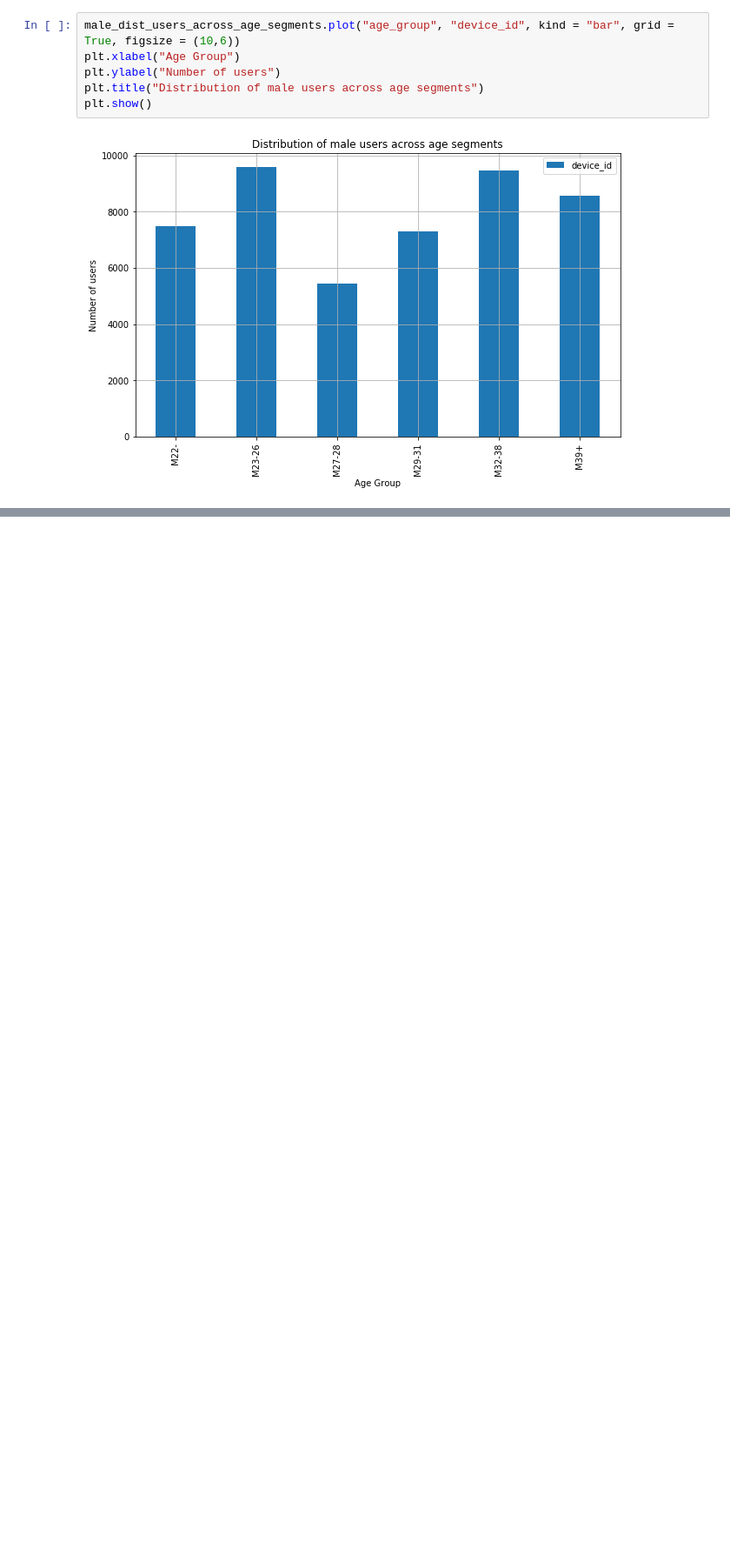
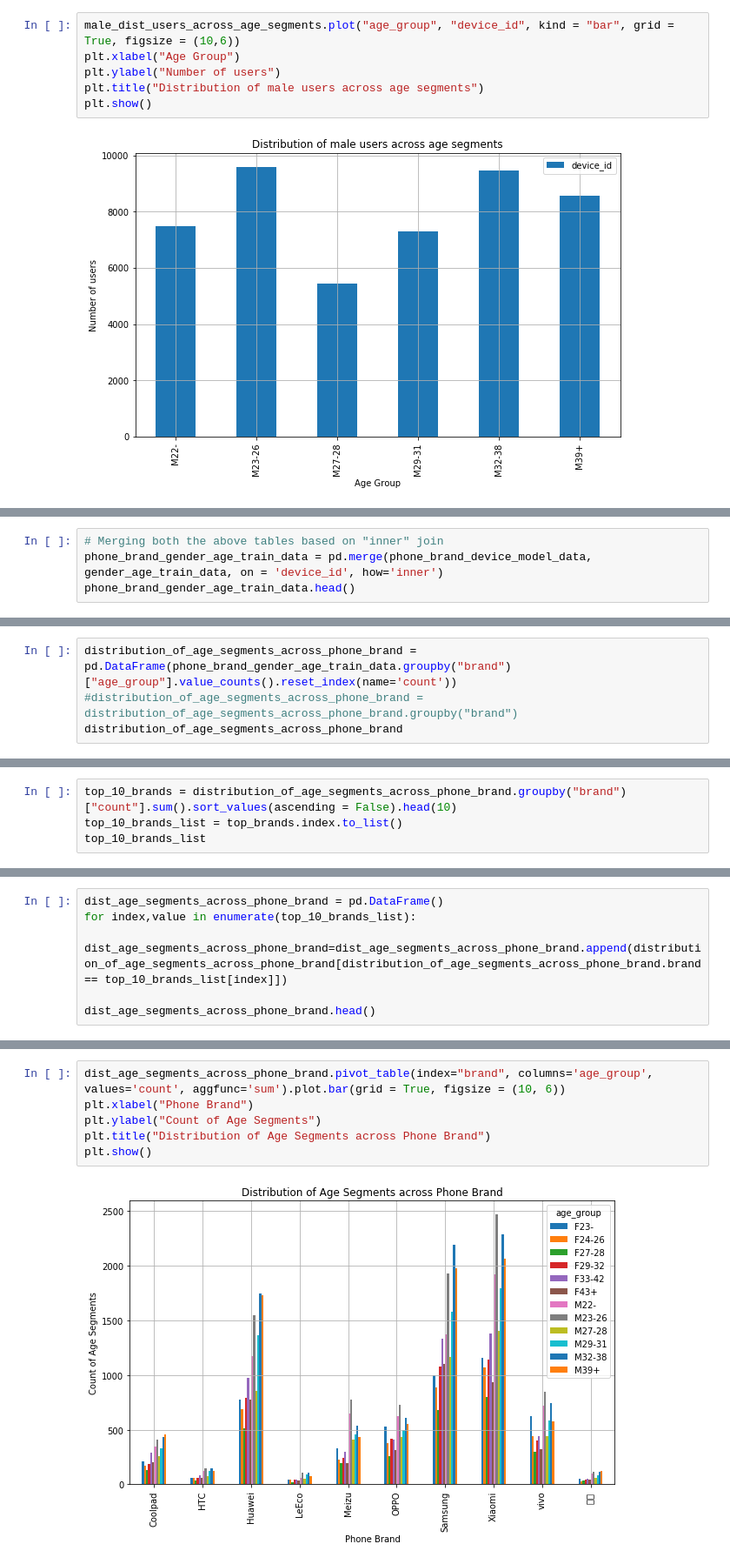
Before and after one commit to Shayista-Tamkeen/Capstone-Project-1, a Jupyter notebook: INSAID - Consulting Capstone Project 1.ipynb, the cells around one changed output, grey strips where cells are left out. Shown: that part at 87% size. Saved outputs shown, nothing was run; the diff lists cells and outputs as text; blank space fills up the shorter version.

```diff
--- a/INSAID - Consulting Capstone Project 1.ipynb
+++ b/INSAID - Consulting Capstone Project 1.ipynb
@@ -577,0 +694,4 @@ plt.show()
+# %%
+# Merging both the above tables based on "inner" join
+phone_brand_gender_age_train_data = pd.merge(phone_brand_device_model_data, gender_age_train_data, on = 'device_id', how='inner')
+phone_brand_gender_age_train_data.head()
@@ -577,0 +705,4 @@ plt.show()
+# %%
+distribution_of_age_segments_across_phone_brand = pd.DataFrame(phone_brand_gender_age_train_data.groupby("brand")["age_group"].value_counts().reset_index(name='count'))
+#distribution_of_age_segments_across_phone_brand = distribution_of_age_segments_across_phone_brand.groupby("brand")
+distribution_of_age_segments_across_phone_brand
@@ -577,0 +723,4 @@ plt.show()
+# %%
+top_10_brands = distribution_of_age_segments_across_phone_brand.groupby("brand")["count"].sum().sort_values(ascending = False).head(10)
+top_10_brands_list = top_brands.index.to_list()
+top_10_brands_list
@@ -577,0 +738,6 @@ plt.show()
+# %%
+dist_age_segments_across_phone_brand = pd.DataFrame()
+for index,value in enumerate(top_10_brands_list):
+    dist_age_segments_across_phone_brand=dist_age_segments_across_phone_brand.append(distribution_of_age_segments_across_phone_brand[distribution_of_age_segments_across_phone_brand.brand == top_10_brands_list[index]])
+
+dist_age_segments_across_phone_brand.head()
@@ -577,0 +751,8 @@ plt.show()
+# %%
+dist_age_segments_across_phone_brand.pivot_table(index="brand", columns='age_group', values='count', aggfunc='sum').plot.bar(grid = True, figsize = (10, 6))
+plt.xlabel("Phone Brand")
+plt.ylabel("Count of Age Segments")
+plt.title("Distribution of Age Segments across Phone Brand")
+plt.show()
+# %% [output]
+[figure, added]
```
Also changed, not shown: parts of 29 cells of this notebook.
